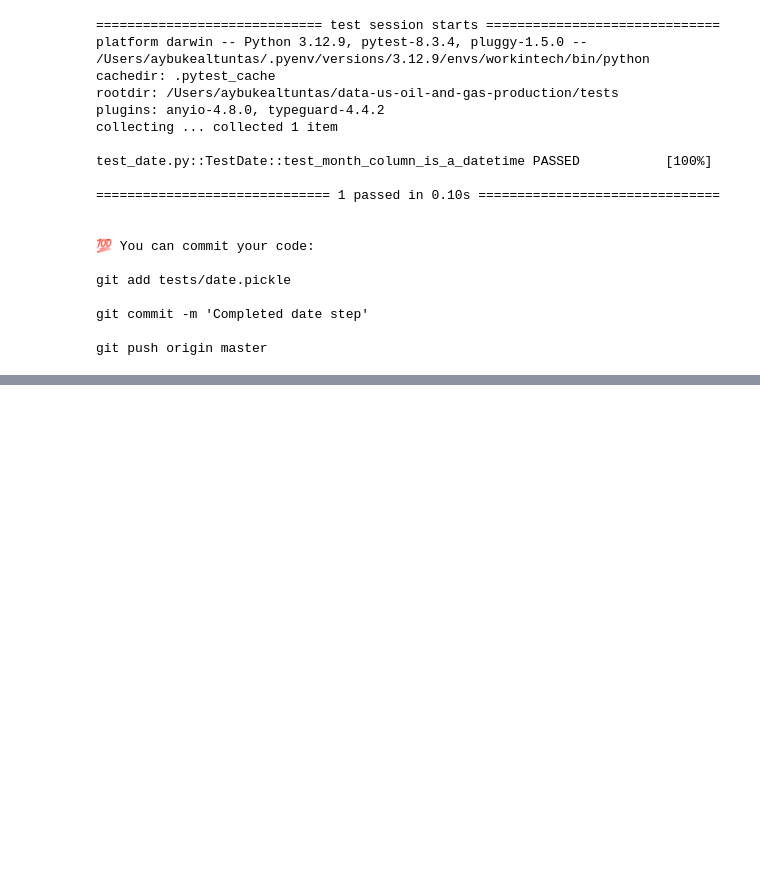
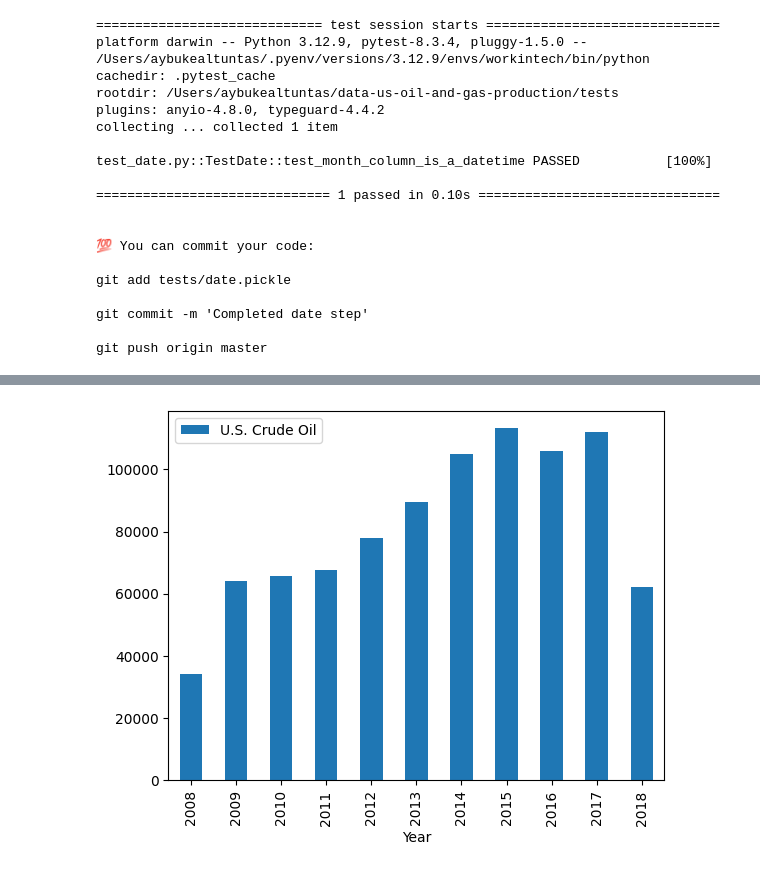
Before and after one commit to AybukeAltuntas/data-us-oil-and-gas-production, a Jupyter notebook: oil_and_gas.ipynb, the cells around one changed output, grey strips where cells are left out. Drawn from its saved outputs; the diff is of its cells as text; code cells hidden in the pictures; blank space fills up the shorter version.

```diff
--- a/oil_and_gas.ipynb
+++ b/oil_and_gas.ipynb
@@ -83,0 +257,6 @@ git push origin master
+# %%
+import pandas as pd
+
+file = "data/U.S._crude_oil_production.csv"
+oil_df = pd.read_csv(file, decimal=",", parse_dates=['Month'])
+oil_df.head(3)
@@ -83,0 +277,7 @@ git push origin master
+# %%
+oil_df['Year'] = oil_df['Month'].dt.year
+# %%
+oil_df.columns = oil_df.columns.str.strip()
+# %%
+yearly_oil_df = oil_df.groupby('Year').sum(numeric_only=True)
+yearly_oil_df
@@ -83,0 +310,6 @@ git push origin master
+# %%
+import matplotlib.pyplot as plt
+
+yearly_oil_df.filter(items=['U.S. Crude Oil']).plot(kind='bar');
+# %% [output]
+[figure, added]
```
Also changed, not shown: parts of 37 cells of this notebook.
